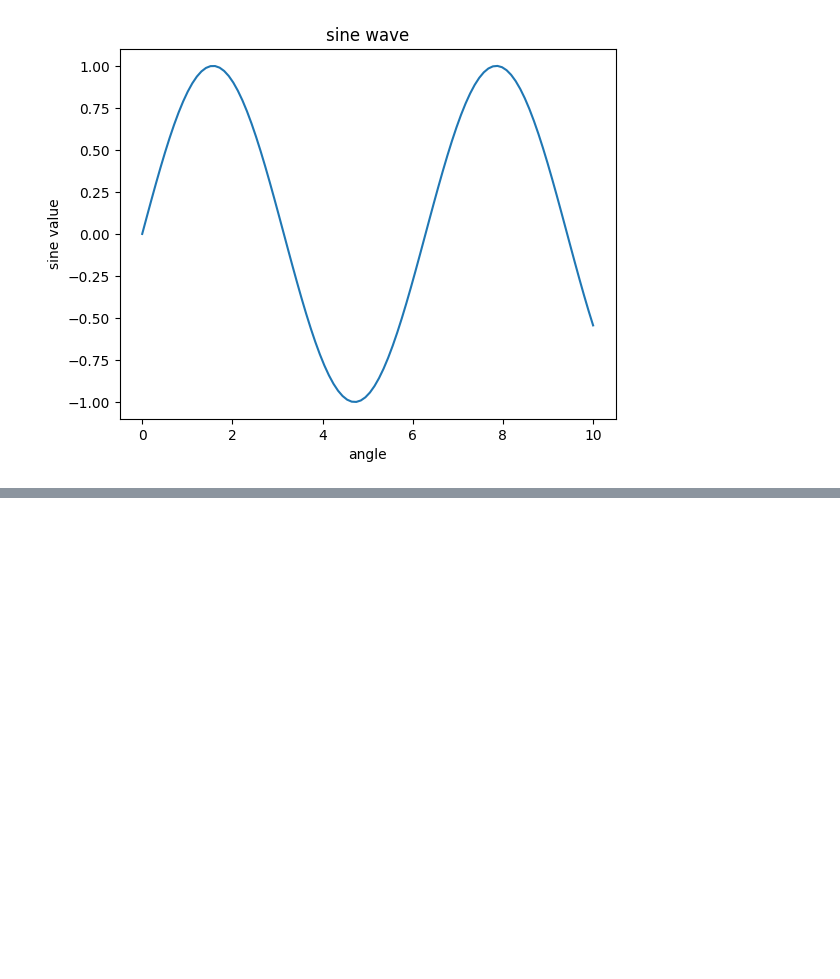
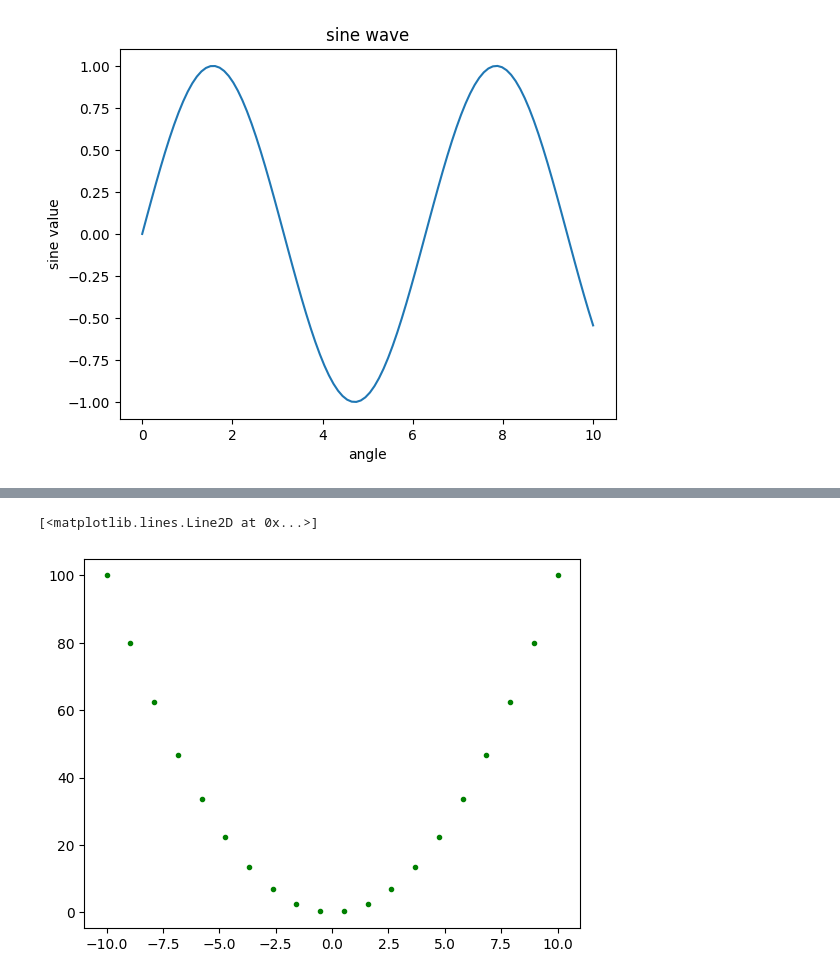
Before and after one commit to RiyadSheikh27/Artificial-Intelligence, a Jupyter notebook: Matplotlib/basic.ipynb, the cells around one changed output, grey strips where cells are left out. Cells and saved outputs as stored; diff of their text form; code cells hidden in the pictures; blank space fills up the shorter version.

```diff
--- a/Matplotlib/basic.ipynb
+++ b/Matplotlib/basic.ipynb
@@ -87,0 +103,5 @@ plt.show()
+# %%
+plt.plot(x,y,'g.')
+# %% [output]
+[<matplotlib.lines.Line2D at 0x...>]
+[figure, added]
```
Also changed, not shown: parts of 9 cells of this notebook.
